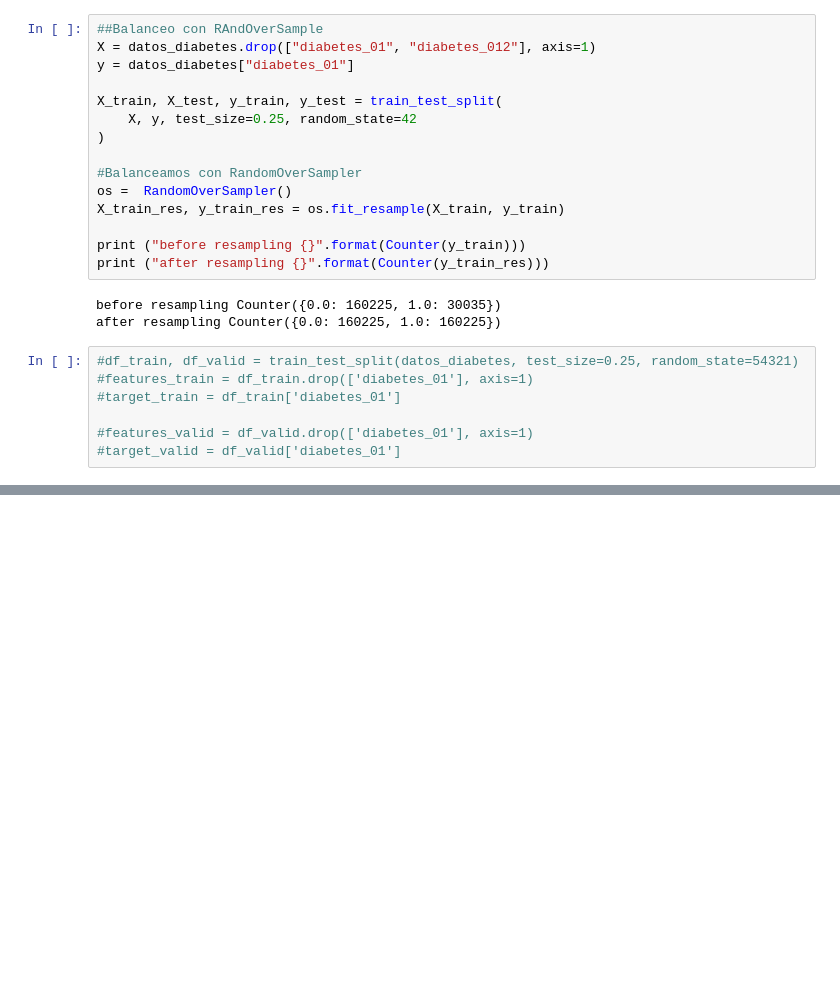
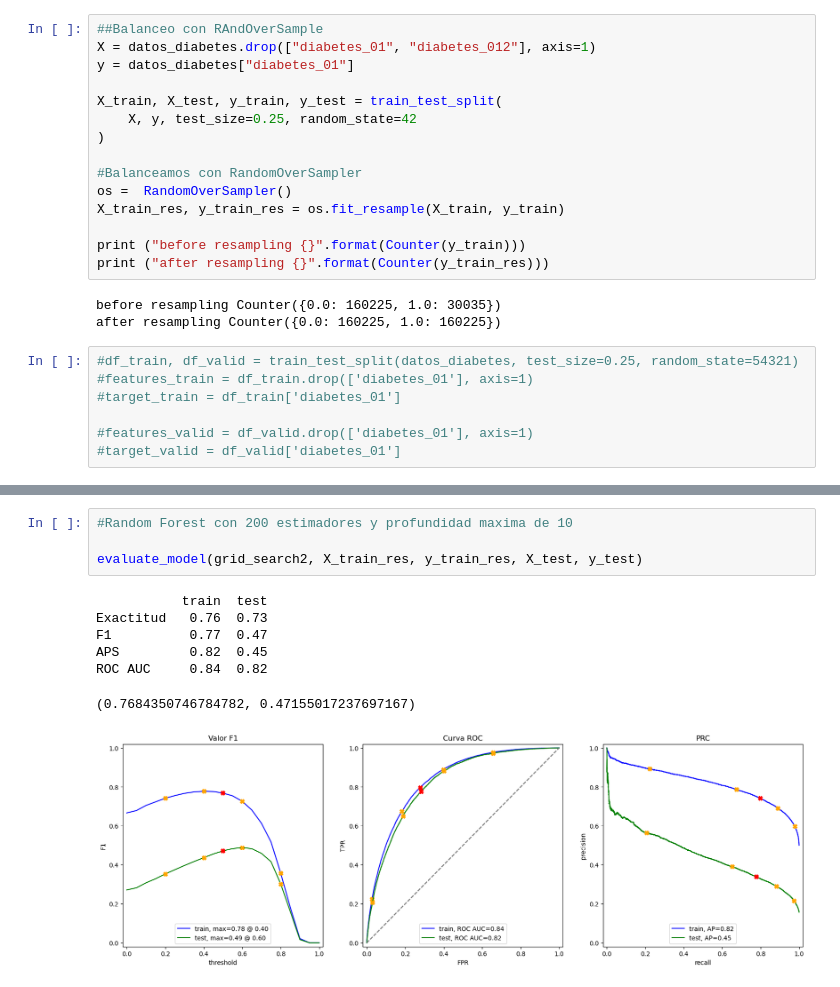
Before and after one commit to juanlt9905/machineLearning2025, a Jupyter notebook: RandomForest_diabetes.ipynb, the cells around one changed output, grey strips where cells are left out. Cells and saved outputs as stored; diff of their text form; blank space fills up the shorter version.

```diff
--- a/RandomForest_diabetes.ipynb
+++ b/RandomForest_diabetes.ipynb
@@ -109,0 +251,12 @@ best_model_refit = grid_search.best_estimator_
+# %%
+#Random Forest con 200 estimadores y profundidad maxima de 10
+
+evaluate_model(grid_search2, X_train_res, y_train_res, X_test, y_test)
+# %% [output]
+           train  test
+Exactitud   0.76  0.73
+F1          0.77  0.47
+APS         0.82  0.45
+ROC AUC     0.84  0.82
+(0.7684350746784782, 0.47155017237697167)
+[figure, added]
```
Also changed, not shown: parts of 9 cells of this notebook.
